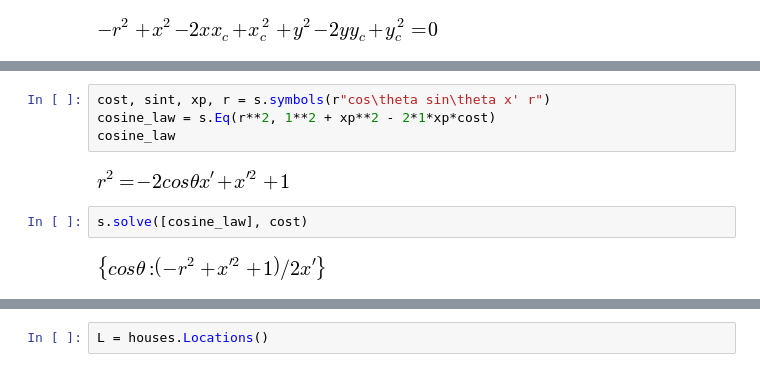
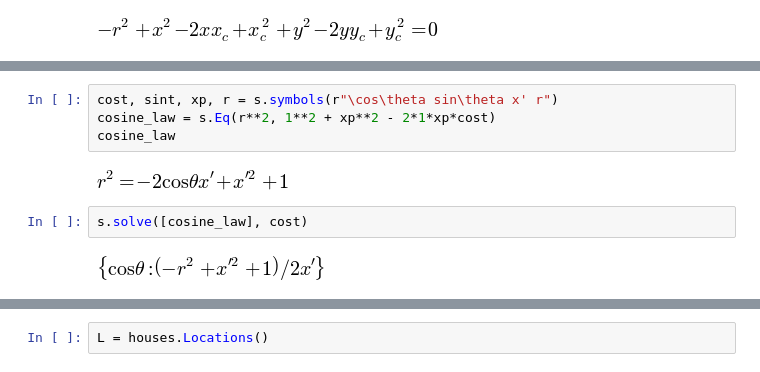
Before and after one commit to simonsfoundation/jp_svg_canvas, a Jupyter notebook: examples/Location location location.ipynb, the cells around one changed output, grey strips where cells are left out. Drawn from its saved outputs; the diff is of its cells as text.

```diff
--- a/examples/Location location location.ipynb
+++ b/examples/Location location location.ipynb
@@ -296,10 +555,10 @@ D.embed()
 # %%
-cost, sint, xp, r = s.symbols(r"cos\theta sin\theta x' r")
+cost, sint, xp, r = s.symbols(r"\cos\theta sin\theta x' r")
 cosine_law = s.Eq(r**2, 1**2 + xp**2 - 2*1*xp*cost)
 cosine_law
 # %% [output]
-[figure, old version]
+[figure, new version]
 # %%
 s.solve([cosine_law], cost)
 # %% [output]
-[figure, old version]
+[figure, new version]
```
Also changed, not shown: parts of 43 cells of this notebook.
